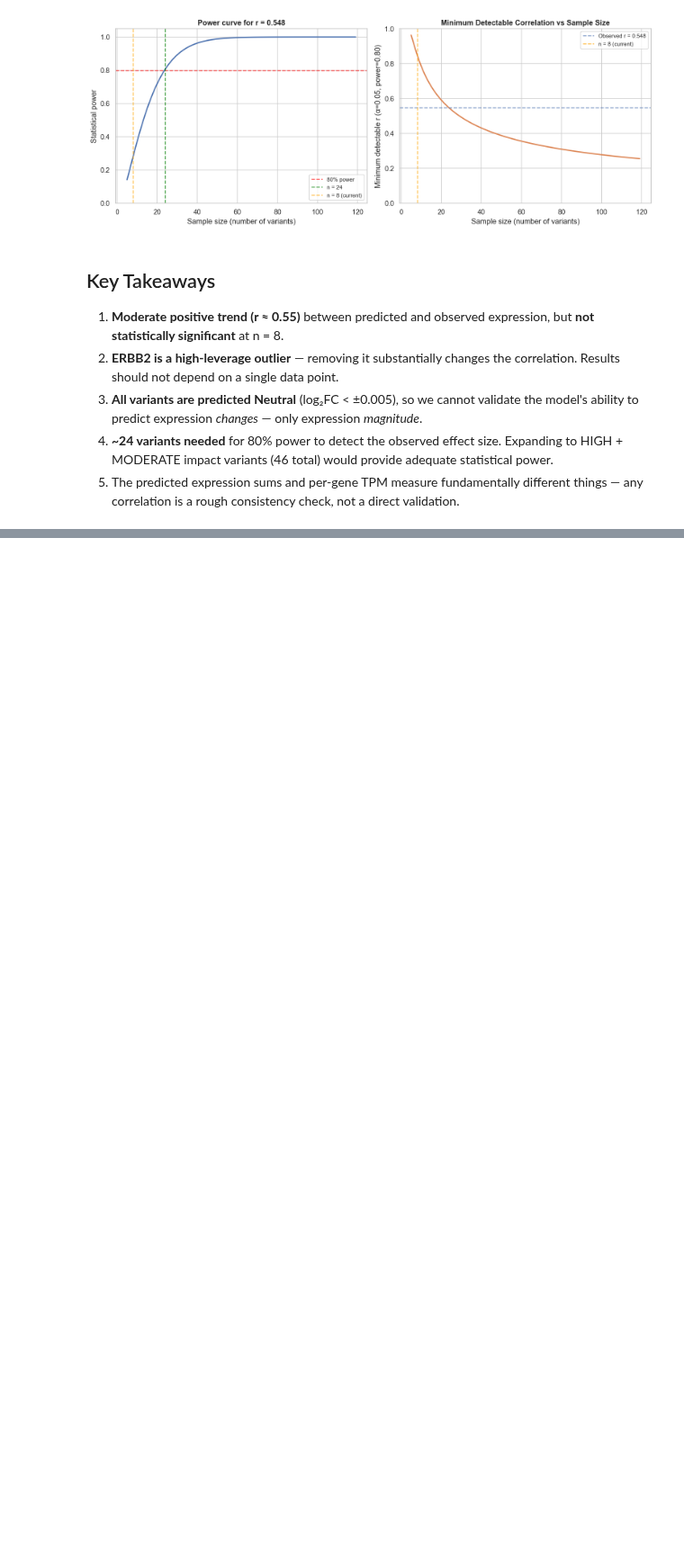
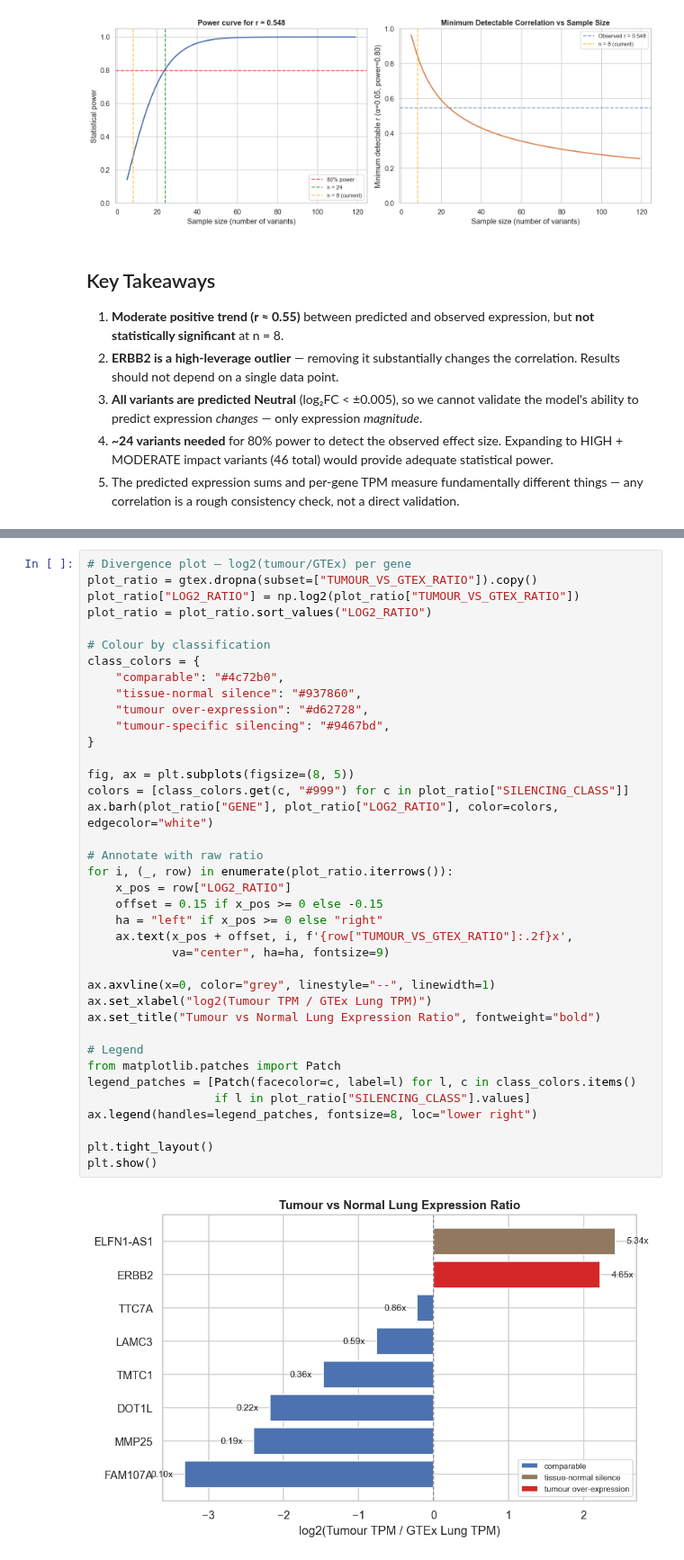
Before and after one commit to lexievu/variant-to-expression-analysis, a Jupyter notebook: notebooks/prediction_vs_rnaseq.ipynb, the cells around one changed output, grey strips where cells are left out. Shown at 90% size. Cells and saved outputs as stored; diff of their text form; blank space fills up the shorter version.

```diff
--- a/notebooks/prediction_vs_rnaseq.ipynb
+++ b/notebooks/prediction_vs_rnaseq.ipynb
@@ -428,0 +501,40 @@ Sample size needed for 80% power at r = 0.548: n = 24
+# %%
+# Divergence plot — log2(tumour/GTEx) per gene
+plot_ratio = gtex.dropna(subset=["TUMOUR_VS_GTEX_RATIO"]).copy()
+plot_ratio["LOG2_RATIO"] = np.log2(plot_ratio["TUMOUR_VS_GTEX_RATIO"])
+plot_ratio = plot_ratio.sort_values("LOG2_RATIO")
+
+# Colour by classification
+class_colors = {
+    "comparable": "#4c72b0",
+    "tissue-normal silence": "#937860",
+    "tumour over-expression": "#d62728",
+    "tumour-specific silencing": "#9467bd",
+}
+
+fig, ax = plt.subplots(figsize=(8, 5))
+colors = [class_colors.get(c, "#999") for c in plot_ratio["SILENCING_CLASS"]]
+ax.barh(plot_ratio["GENE"], plot_ratio["LOG2_RATIO"], color=colors, edgecolor="white")
+
+# Annotate with raw ratio
+for i, (_, row) in enumerate(plot_ratio.iterrows()):
+    x_pos = row["LOG2_RATIO"]
+    offset = 0.15 if x_pos >= 0 else -0.15
+    ha = "left" if x_pos >= 0 else "right"
+    ax.text(x_pos + offset, i, f'{row["TUMOUR_VS_GTEX_RATIO"]:.2f}x',
+            va="center", ha=ha, fontsize=9)
+
+ax.axvline(x=0, color="grey", linestyle="--", linewidth=1)
+ax.set_xlabel("log2(Tumour TPM / GTEx Lung TPM)")
+ax.set_title("Tumour vs Normal Lung Expression Ratio", fontweight="bold")
+
+# Legend
+from matplotlib.patches import Patch
+legend_patches = [Patch(facecolor=c, label=l) for l, c in class_colors.items()
+                  if l in plot_ratio["SILENCING_CLASS"].values]
+ax.legend(handles=legend_patches, fontsize=8, loc="lower right")
+
+plt.tight_layout()
+plt.show()
+# %% [output]
+[figure, added]
```
Also changed, not shown: parts of 10 cells of this notebook, 4 other files.
